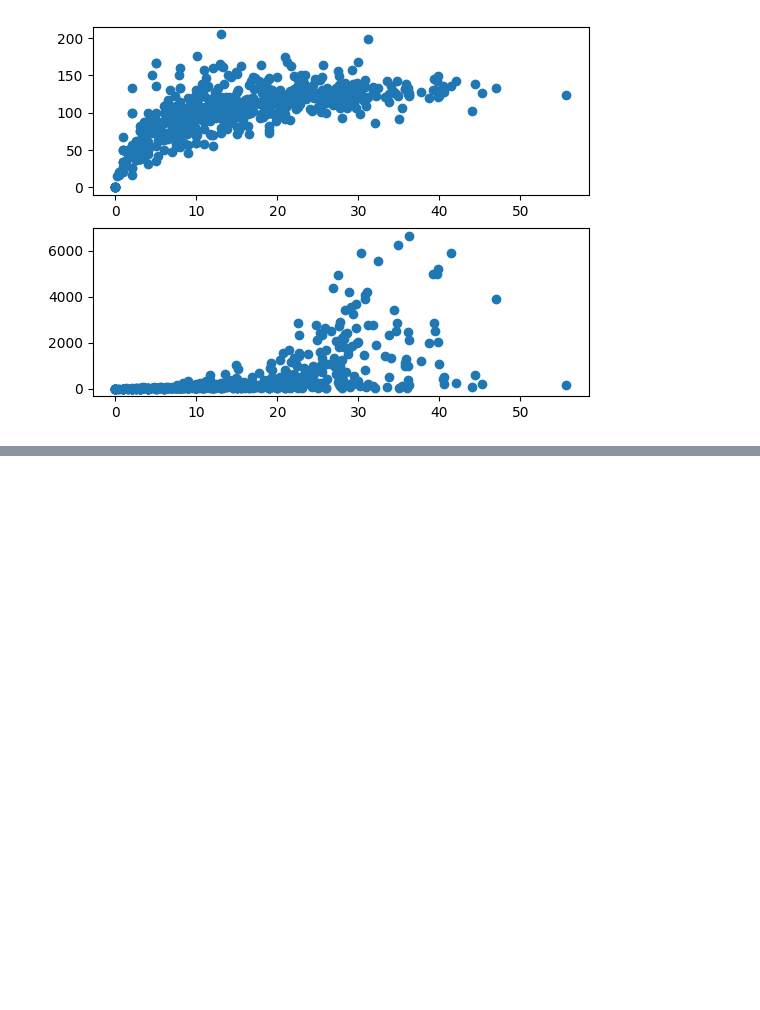
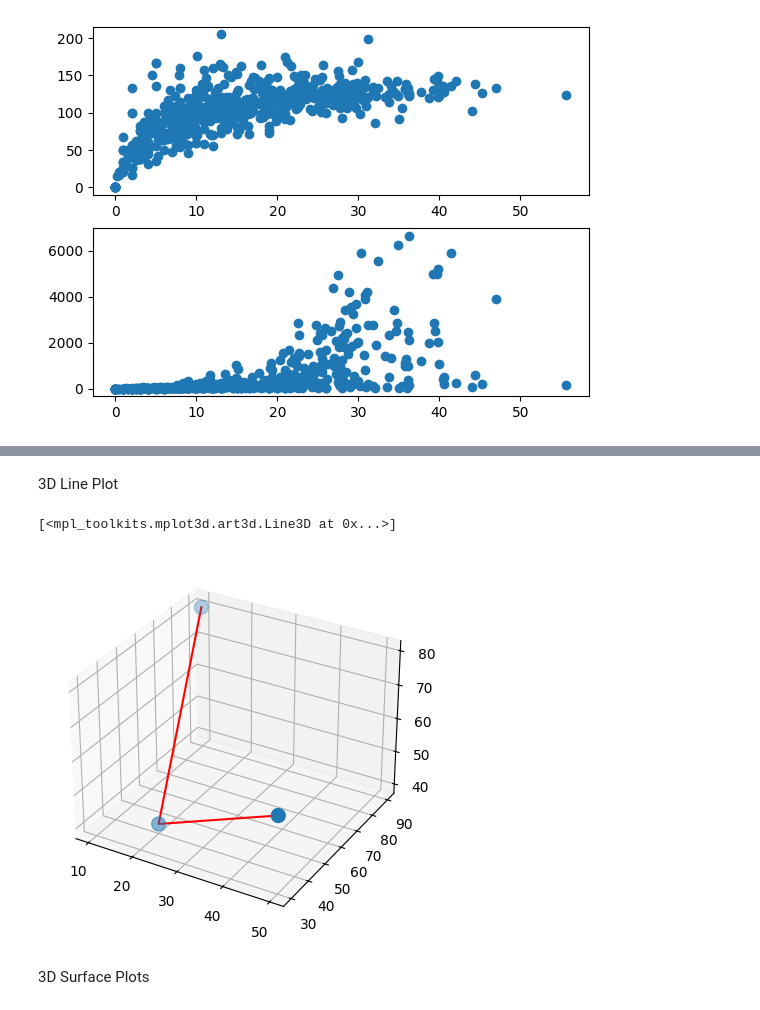
Before and after one commit to Mehaksaluja/Matplotlib, a Jupyter notebook: Matplotlib_Advanced.ipynb, the cells around one changed output, grey strips where cells are left out. Cells and saved outputs as stored; diff of their text form; code cells hidden in the pictures; blank space fills up the shorter version.

```diff
--- a/Matplotlib_Advanced.ipynb
+++ b/Matplotlib_Advanced.ipynb
@@ -114,0 +128,18 @@ ax[1].scatter(batters['avg'],batters['runs'])
+# %% [markdown]
+3D Line Plot
+# %%
+x = [10,20,50]
+y = [90,40,30]
+z = [80,40,60]
+
+fig = plt.figure()
+
+ax = plt.subplot(projection = '3d')
+
+ax.scatter3D(x,y,z,s=[100,100,100])
+ax.plot3D(x,y,z,color='red')
+# %% [output]
+[<mpl_toolkits.mplot3d.art3d.Line3D at 0x...>]
+[figure, added]
+# %% [markdown]
+3D Surface Plots
```
Also changed, not shown: parts of 15 cells of this notebook.
